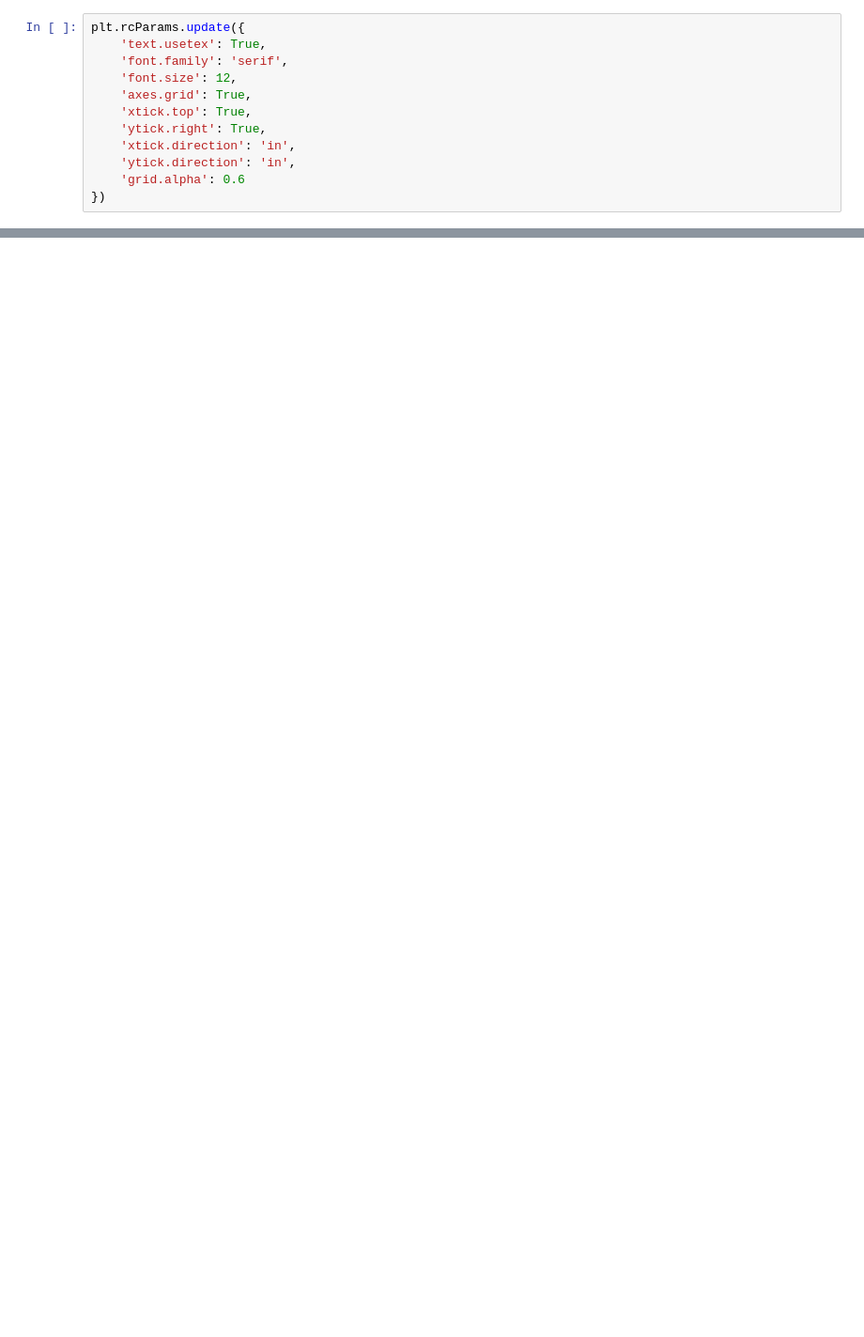
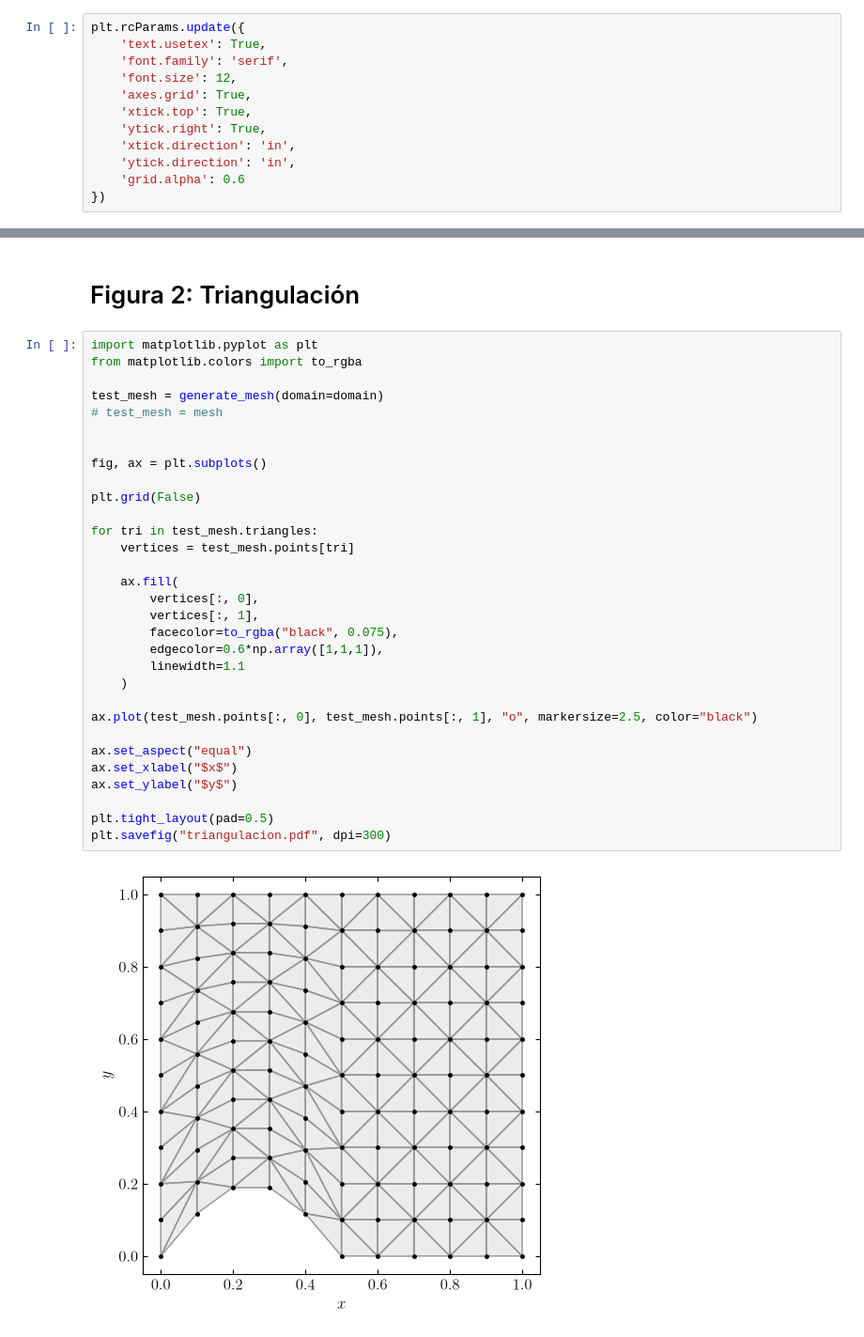
Before and after one commit to pedropasa03/menedpy, a Jupyter notebook: figures/figures.ipynb, the cells around one changed output, grey strips where cells are left out. Shown at 94% size. Cells and saved outputs as stored; diff of their text form; blank space fills up the shorter version.

```diff
--- a/figures/figures.ipynb
+++ b/figures/figures.ipynb
@@ -71,0 +76,35 @@ plt.savefig("figure.pdf", dpi=300)
+# %% [markdown]
+# Figura 2: Triangulación
+# %%
+import matplotlib.pyplot as plt
+from matplotlib.colors import to_rgba
+
+test_mesh = generate_mesh(domain=domain)
+# test_mesh = mesh
+
+
+fig, ax = plt.subplots()
+
+plt.grid(False)
+
+for tri in test_mesh.triangles:
+    vertices = test_mesh.points[tri]
+
+    ax.fill(
+        vertices[:, 0],
+        vertices[:, 1],
+        facecolor=to_rgba("black", 0.075),
+        edgecolor=0.6*np.array([1,1,1]),
+        linewidth=1.1
+    )
+
+ax.plot(test_mesh.points[:, 0], test_mesh.points[:, 1], "o", markersize=2.5, color="black")
+
+ax.set_aspect("equal")
+ax.set_xlabel("$x$")
+ax.set_ylabel("$y$")
+
+plt.tight_layout(pad=0.5)
+plt.savefig("triangulacion.pdf", dpi=300)
+# %% [output]
+[figure, added]
```
Also changed, not shown: parts of 18 cells of this notebook, 23 other files.
